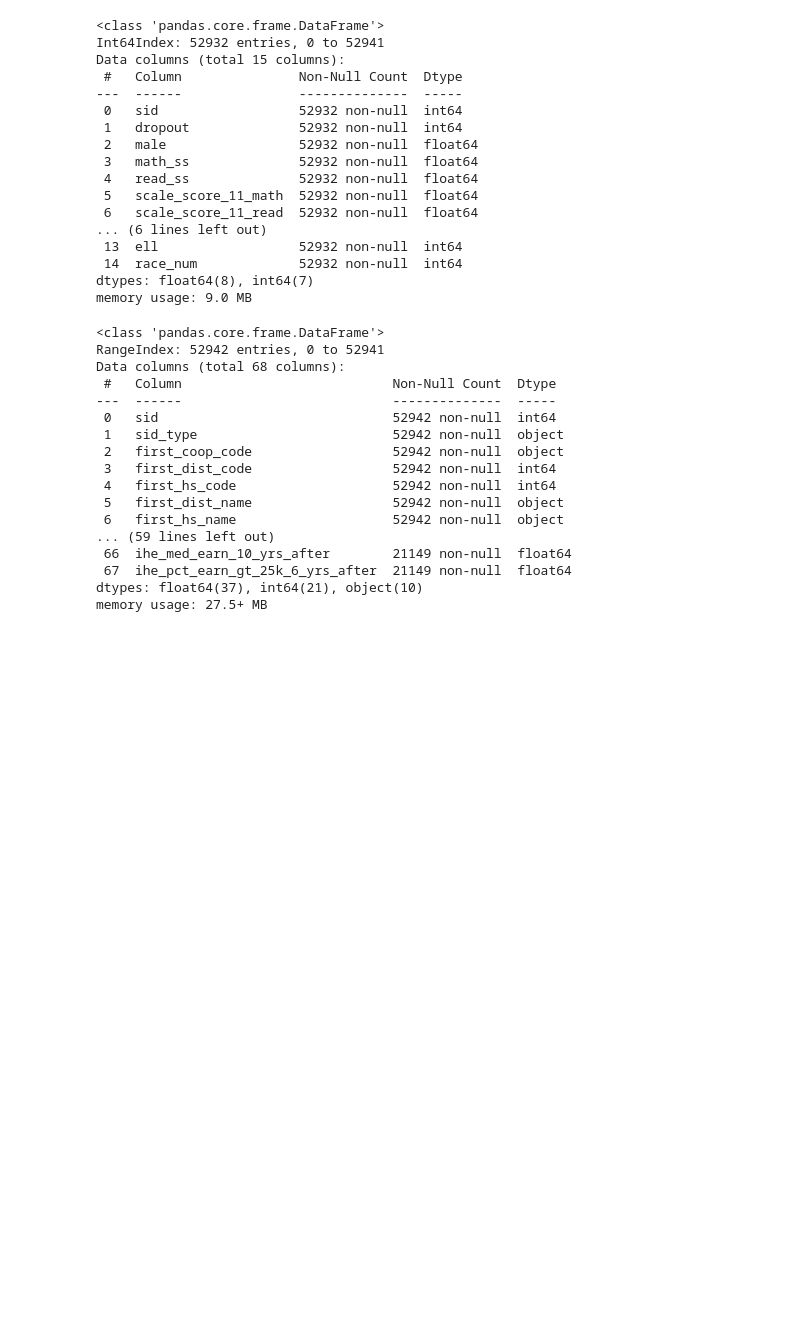
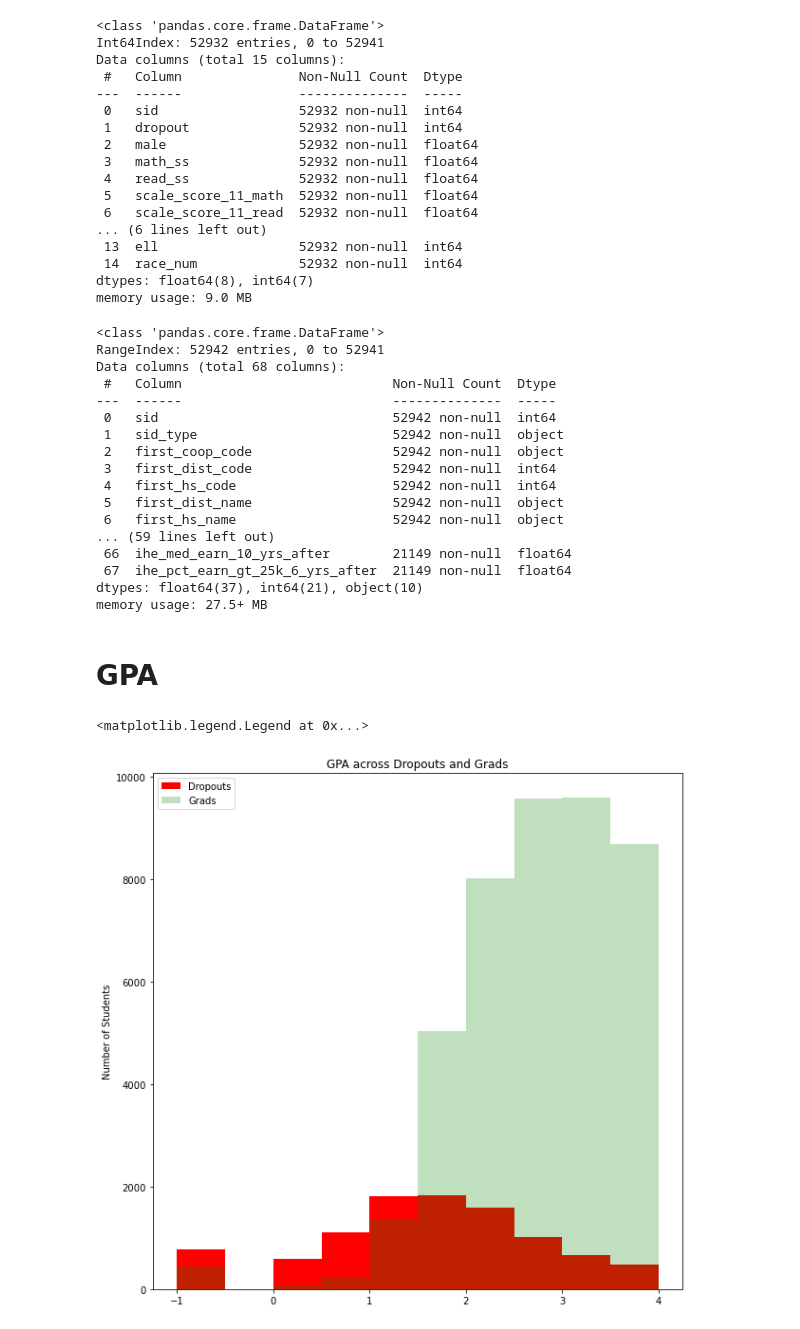
Before and after one commit to smileyfresh/dropout_predicting, a Jupyter notebook: Data Exploring.ipynb, the cells around one changed output. Drawn from its saved outputs; the diff is of its cells as text; code cells hidden in the pictures; blank space fills up the shorter version.

```diff
--- a/Data Exploring.ipynb
+++ b/Data Exploring.ipynb
@@ -992,3 +992,8 @@ Data columns (total 68 columns):
  67  ihe_pct_earn_gt_25k_6_yrs_after  21149 non-null  float64
 dtypes: float64(37), int64(21), object(10)
 memory usage: 27.5+ MB
+# %%
+label_d = 'Dropouts'
+label_g = 'Grads'
+# %% [markdown]
+# GPA
@@ -994,0 +1040,10 @@ memory usage: 27.5+ MB
+# %%
+fig, ax = plt.subplots(figsize=(10,10))
+ax.hist(true_dropouts['gpa'], alpha=1, color='r', label=label_d)
+ax.hist(grads['gpa'], alpha = 0.25, color='g', label=label_g)
+ax.set_ylabel('Number of Students')
+ax.set_title('GPA across Dropouts and Grads')
+ax.legend()
+# %% [output]
+<matplotlib.legend.Legend at 0x...>
+[figure, added]
```
Also changed, not shown: parts of 23 cells of this notebook, 2 other files.
